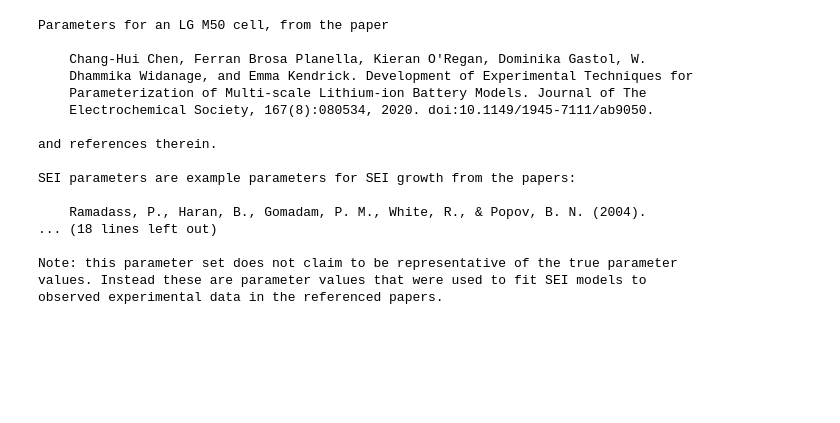
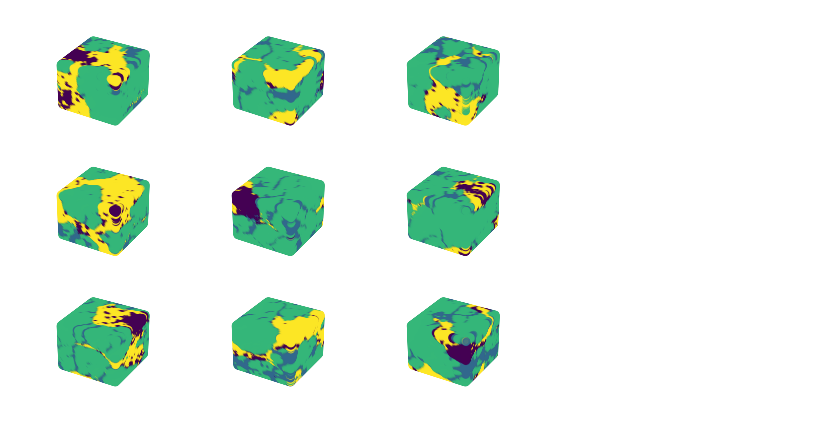
Before and after one commit to NREL/sem-to-echem, a Jupyter notebook: test2.ipynb, the cells around one changed output. Drawn from its saved outputs; the diff is of its cells as text; code cells hidden in the pictures; blank space fills up the shorter version.

```diff
--- a/test2.ipynb
+++ b/test2.ipynb
@@ -3,20 +0,0 @@ import pybamm
-# %%
-print(pybamm.parameter_sets.get_docstring("Chen2020"))
-# %% [output]
-Parameters for an LG M50 cell, from the paper
-
-    Chang-Hui Chen, Ferran Brosa Planella, Kieran O'Regan, Dominika Gastol, W.
-    Dhammika Widanage, and Emma Kendrick. Development of Experimental Techniques for
-    Parameterization of Multi-scale Lithium-ion Battery Models. Journal of The
-    Electrochemical Society, 167(8):080534, 2020. doi:10.1149/1945-7111/ab9050.
-
-and references therein.
-
-SEI parameters are example parameters for SEI growth from the papers:
-
-    Ramadass, P., Haran, B., Gomadam, P. M., White, R., & Popov, B. N. (2004).
-... (18 lines left out)
-
-Note: this parameter set does not claim to be representative of the true parameter
-values. Instead these are parameter values that were used to fit SEI models to
-observed experimental data in the referenced papers.
@@ -22,0 +7,16 @@ observed experimental data in the referenced papers.
+# %%
+model_path = 'slicegan_model/four_phase_nmc'
+phases = ['Pore','Crack','Particle','CBD']
+
+fig = plt.figure()
+vfs = np.zeros((9,len(phases)))
+for i in range(9):
+    vol = generate_new_volume(model_path)
+    plot_volume(vol, ax=fig.add_subplot(3, 3, i+1, projection='3d'), show_zero=True)
+    # volume fractions
+    for phase in range(len(phases)):
+        vfs[i,phase] = volume_fraction(vol, phase_class=phase)
+
+plt.show()
+# %% [output]
+[figure, added]
```
Also changed, not shown: parts of 3 cells of this notebook, 8 other files.
